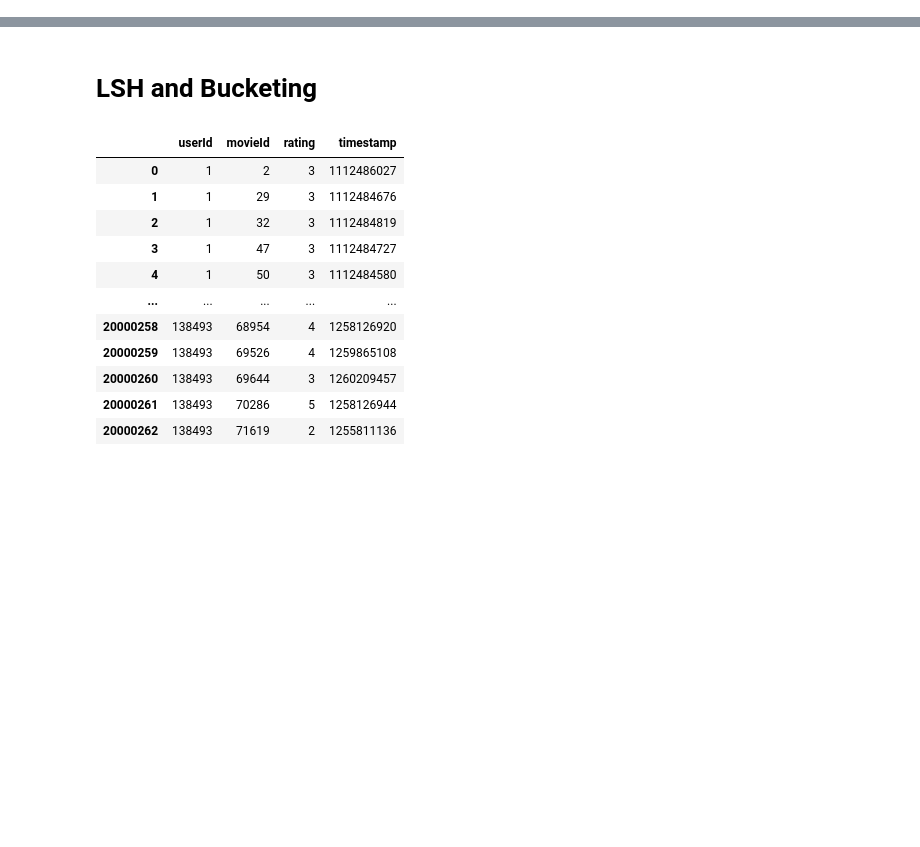
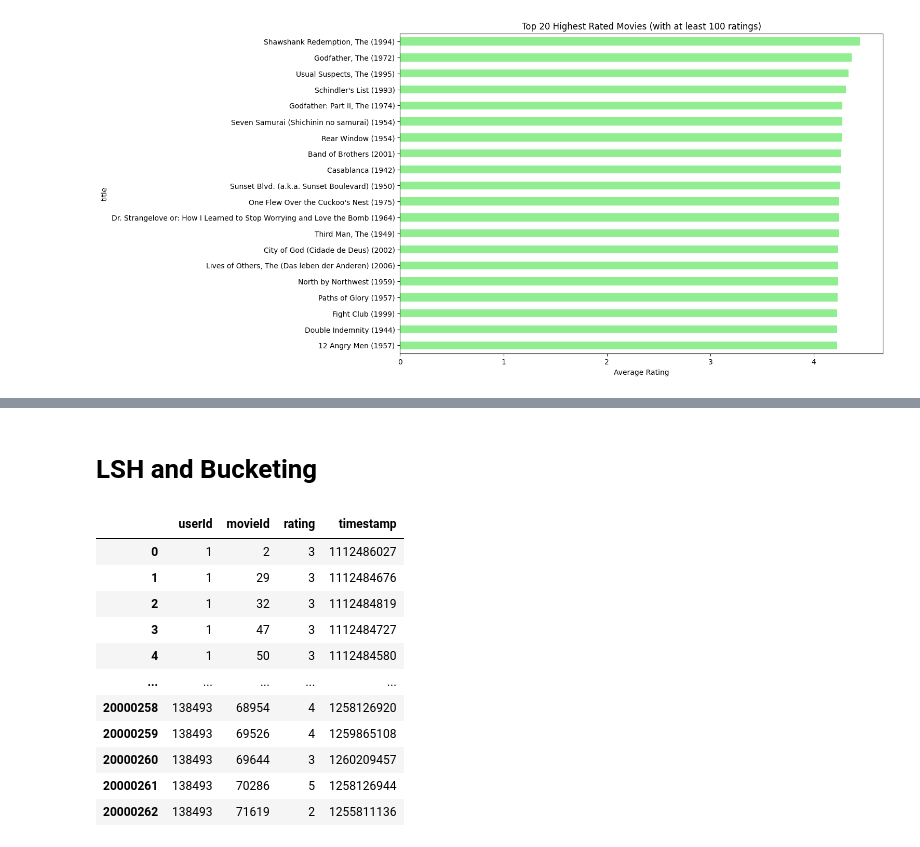
Before and after one commit to stormaref/BigData-FinalProject, a Jupyter notebook: main.ipynb, the cells around one changed output, grey strips where cells are left out. Drawn from its saved outputs; the diff is of its cells as text; code cells hidden in the pictures; blank space fills up the shorter version.

```diff
--- a/main.ipynb
+++ b/main.ipynb
@@ -12,0 +41,14 @@ import matplotlib.pyplot as plt
+# %%
+avg_ratings = merged_df.groupby('title')['rating'].mean().sort_values(ascending=False)
+
+top_rated_movies = merged_df.groupby('title').filter(lambda x: len(x) >= 100)
+top_avg_ratings = top_rated_movies.groupby('title')['rating'].mean().sort_values(ascending=False)
+
+plt.figure(figsize=(12, 8))
+top_avg_ratings[:20].plot(kind='barh', color='lightgreen')
+plt.title('Top 20 Highest Rated Movies (with at least 100 ratings)')
+plt.xlabel('Average Rating')
+plt.gca().invert_yaxis()
+plt.show()
+# %% [output]
+[figure, added]
```
Also changed, not shown: parts of 7 cells of this notebook.
